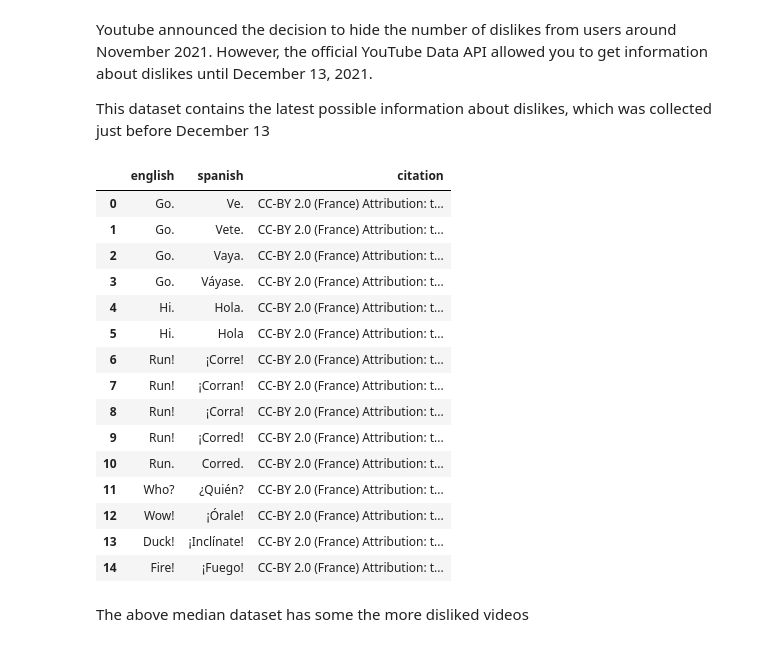
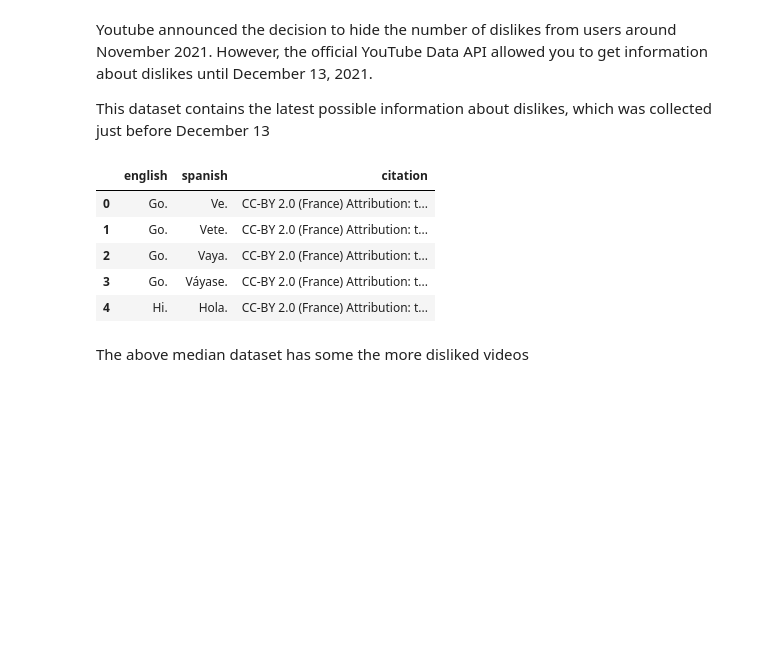
Before and after one commit to galonpy/youtube_llm, a Jupyter notebook: BERTopic_Better_Translate.ipynb, the cells around one changed output. Saved outputs shown, nothing was run; the diff lists cells and outputs as text; code cells hidden in the pictures; blank space fills up the shorter version.

```diff
--- a/BERTopic_Better_Translate.ipynb
+++ b/BERTopic_Better_Translate.ipynb
@@ -38,24 +20,14 @@ This dataset contains the latest possible information about dislikes, which was
 # %%
 df = pd.read_parquet('/content/drive/MyDrive/english_to_spanish.parquet')
 # %%
-df.head(15)
+df.head(5)
 # %% [output]
 |  | english | spanish | citation |
 | 0 | Go. | Ve. | CC-BY 2.0 (France) Attribution: t... |
 | 1 | Go. | Vete. | CC-BY 2.0 (France) Attribution: t... |
 | 2 | Go. | Vaya. | CC-BY 2.0 (France) Attribution: t... |
 | 3 | Go. | Váyase. | CC-BY 2.0 (France) Attribution: t... |
 | 4 | Hi. | Hola. | CC-BY 2.0 (France) Attribution: t... |
-| 5 | Hi. | Hola | CC-BY 2.0 (France) Attribution: t... |
-| 6 | Run! | ¡Corre! | CC-BY 2.0 (France) Attribution: t... |
-| 7 | Run! | ¡Corran! | CC-BY 2.0 (France) Attribution: t... |
-| 8 | Run! | ¡Corra! | CC-BY 2.0 (France) Attribution: t... |
-| 9 | Run! | ¡Corred! | CC-BY 2.0 (France) Attribution: t... |
-| 10 | Run. | Corred. | CC-BY 2.0 (France) Attribution: t... |
-| 11 | Who? | ¿Quién? | CC-BY 2.0 (France) Attribution: t... |
-| 12 | Wow! | ¡Órale! | CC-BY 2.0 (France) Attribution: t... |
-| 13 | Duck! | ¡Inclínate! | CC-BY 2.0 (France) Attribution: t... |
-| 14 | Fire! | ¡Fuego! | CC-BY 2.0 (France) Attribution: t... |
 # %% [markdown]
 The above median dataset has some the more disliked videos
 # %%
```
Also changed, not shown: parts of 1 cell of this notebook.
